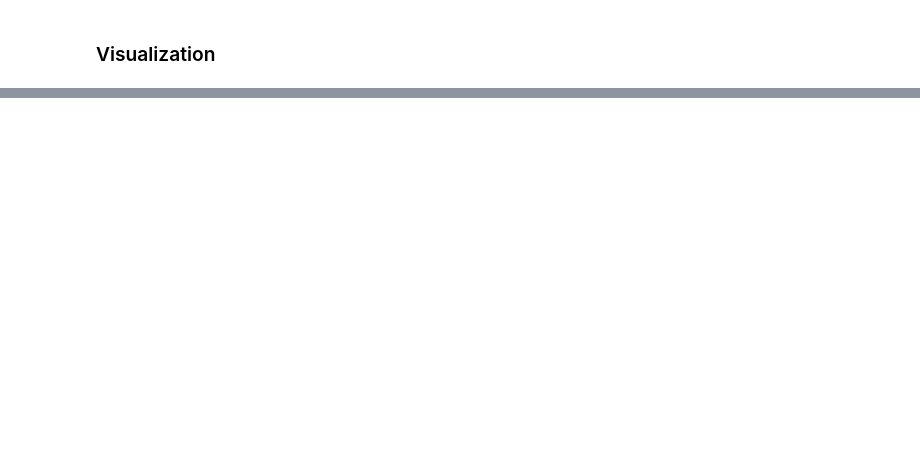
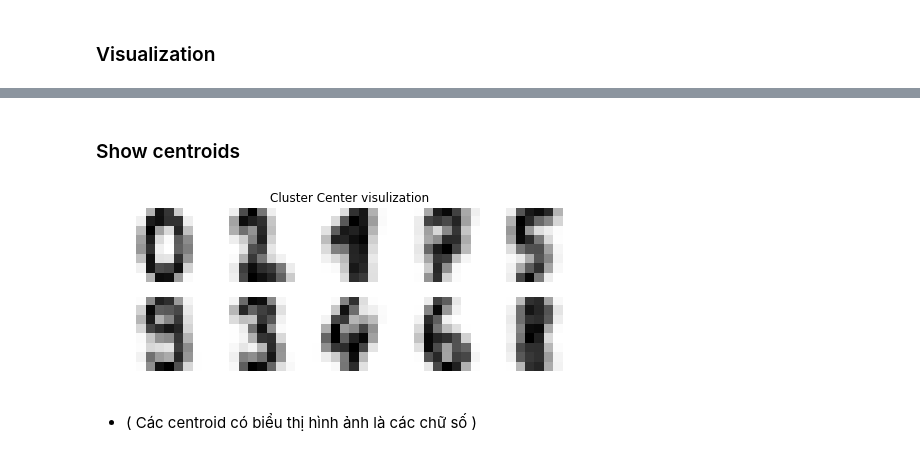
Before and after one commit to tranquoclongt1/ML, a Jupyter notebook: BT2/Bai tap 2.ipynb, the cells around one changed output, grey strips where cells are left out. Cells and saved outputs as stored; diff of their text form; code cells hidden in the pictures; blank space fills up the shorter version.

```diff
--- a/BT2/Bai tap 2.ipynb
+++ b/BT2/Bai tap 2.ipynb
@@ -458,0 +509,22 @@ ax.set_title('Target Result')
+# %% [markdown]
+### Show centroids
+# %%
+# create a fig to show image
+fig = plt.figure(figsize=(8,3))
+plt.title('Cluster Center visulization')
+plt.axis('off')
+# for all 0-9 labels
+for i in range(10):
+    # initialize subplots in a grid 2x5 at i+1th position
+    ax = fig.add_subplot(2, 5, 1+i)
+
+    # display image
+    ax.imshow(kmeans_model.cluster_centers_[i].reshape((8,8)), cmap=plt.cm.binary)
+    #don't show the axes
+    plt.axis('off')
+
+plt.show()
+# %% [output]
+[figure, added]
+# %% [markdown]
+* ( Các centroid có biểu thị hình ảnh là các chữ số )
```
Also changed, not shown: parts of 23 cells of this notebook, 7 other files.
